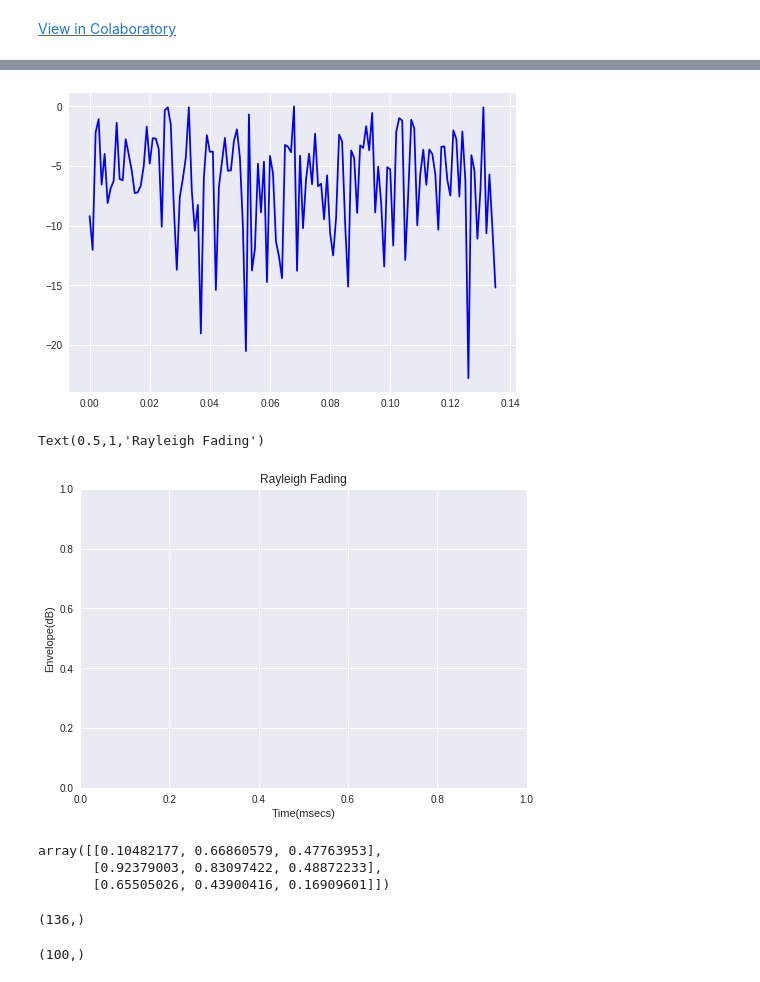
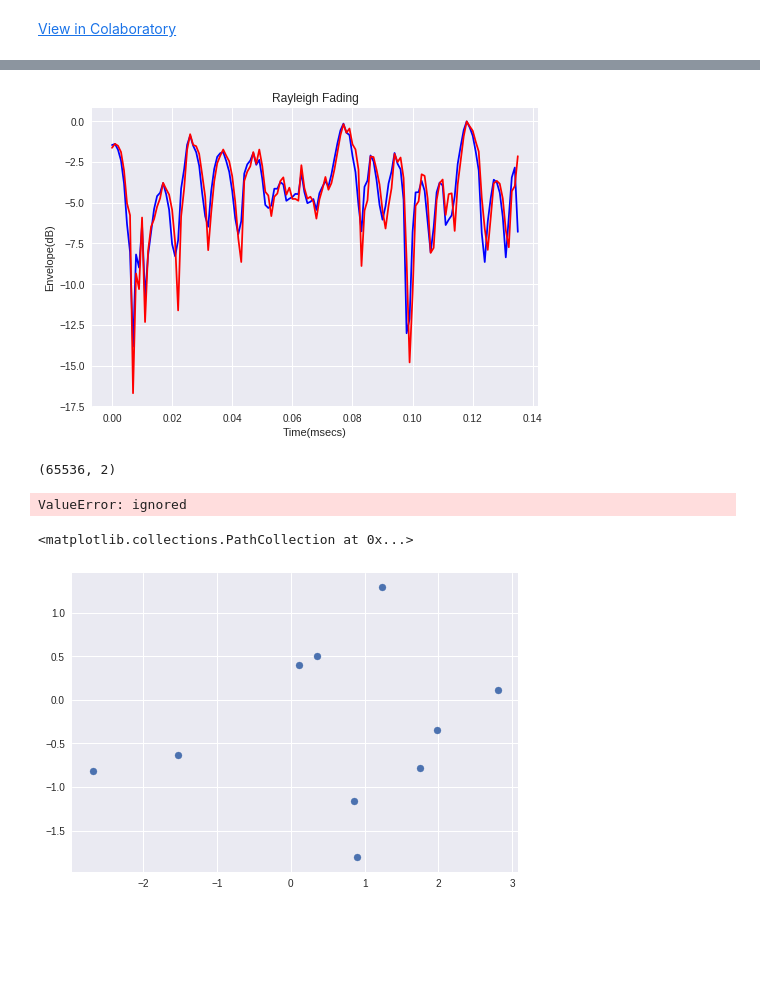
Before and after one commit to opooladz/ece_210_final_project, a Jupyter notebook: 210_final_project.ipynb, the cells around one changed output, grey strips where cells are left out. Drawn from its saved outputs; the diff is of its cells as text; code cells hidden in the pictures; blank space fills up the shorter version.

```diff
--- a/210_final_project.ipynb
+++ b/210_final_project.ipynb
@@ -175,6 +370,8 @@ fs=1000;
 M=round(fs/df);
 T=1/df;
 Ts=1/fs;
+
+h = [1, 0.5, 0.025]
 
 # Generating first Gaussian RV set
 g=randn(int(N/2))+1j*randn(int(N/2))
@@ -193,51 +390,61 @@ g2=np.concatenate((gcr,g),axis=0)
 f=np.arange(-fm, fm+df, df)
 S=1.5/(np.pi*fm*sqrt(1-(f/fm)**2))
 S[0]=2*S[1]-S[2]
 S[-1]=2*S[-2]-S[-3]
 
 # Shaping the RV sequence g1 and taking IFFT
 X=g1*sqrt(S);
 X=np.concatenate((np.zeros(int((M-N)/2)), X), axis=0)
 X=np.concatenate((X, np.zeros(int((M-N)/2))), axis=0)
 x=np.abs(np.fft.ifft(X))
 
 # Shaping the RV sequence g2 and taking IFFT
 Y=g2*sqrt(S)
 Y=np.concatenate((np.zeros(int((M-N)/2)), Y), axis=0)
 Y=np.concatenate((Y, np.zeros(int((M-N)/2))), axis=0)
 y=np.abs(np.fft.ifft(Y))
 
+xh = np.convolve(x,h,'same')
+yh = np.convolve(y,h,'same')
+
+# Generating Noise
+AWGNr = np.random.normal(0,1,136)*0.001
+AWGNi = np.random.normal(0,1,136)*0.001
+AWGN = AWGNr + AWGNi
+
 # Generating complex envelope
+zh=xh+1j*yh
+zhdirty = zh + AWGN
+rh=np.abs(zhdirty)
+
 z=x+1j*y
-AWGN = np.random.normal(0,1,136)
 zdirty = z + AWGN
 r=np.abs(zdirty)
 
 
-
 # Plotting the envelope in the time domain
 t=np.arange(0, T, Ts)
-plt.plot(t, 10*np.log10(r/np.max(r)),'b')
-plt.show()
+plt.plot(t, 10*np.log10(rh/np.max(rh)),'b')
+plt.plot(t, 10*np.log10(r/np.max(r)),'r')
+
 plt.xlabel('Time(msecs)')
 plt.ylabel('Envelope(dB)')
 plt.grid(True)
 plt.title('Rayleigh Fading')
+plt.show()
 # %% [output]
-[figure, old version]
+[figure, new version]
-Text(0.5,1,'Rayleigh Fading')
-[figure, removed]
-# %%
-np.random.rand(3, 3)
-# %% [output]
-array([[0.10482177, 0.66860579, 0.47763953],
-       [0.92379003, 0.83097422, 0.48872233],
-       [0.65505026, 0.43900416, 0.16909601]])
-# %%
-z.shape
-# %% [output]
-(136,)
-# %%
-AWGN.shape
-# %% [output]
-(100,)
+# %%
+data['x_train'].shape
+# %% [output]
+(65536, 2)
+# %%
+xh = np.convolve(data['x_train'],h)
+yh = np.convolve(y,h,'same')
+# %% [output]
+ValueError: ignored
+# %%
+plt.scatter(g.real,g.imag)
+# %% [output]
+<matplotlib.collections.PathCollection at 0x...>
+[figure, added]
```
Also changed, not shown: parts of 18 cells of this notebook.
